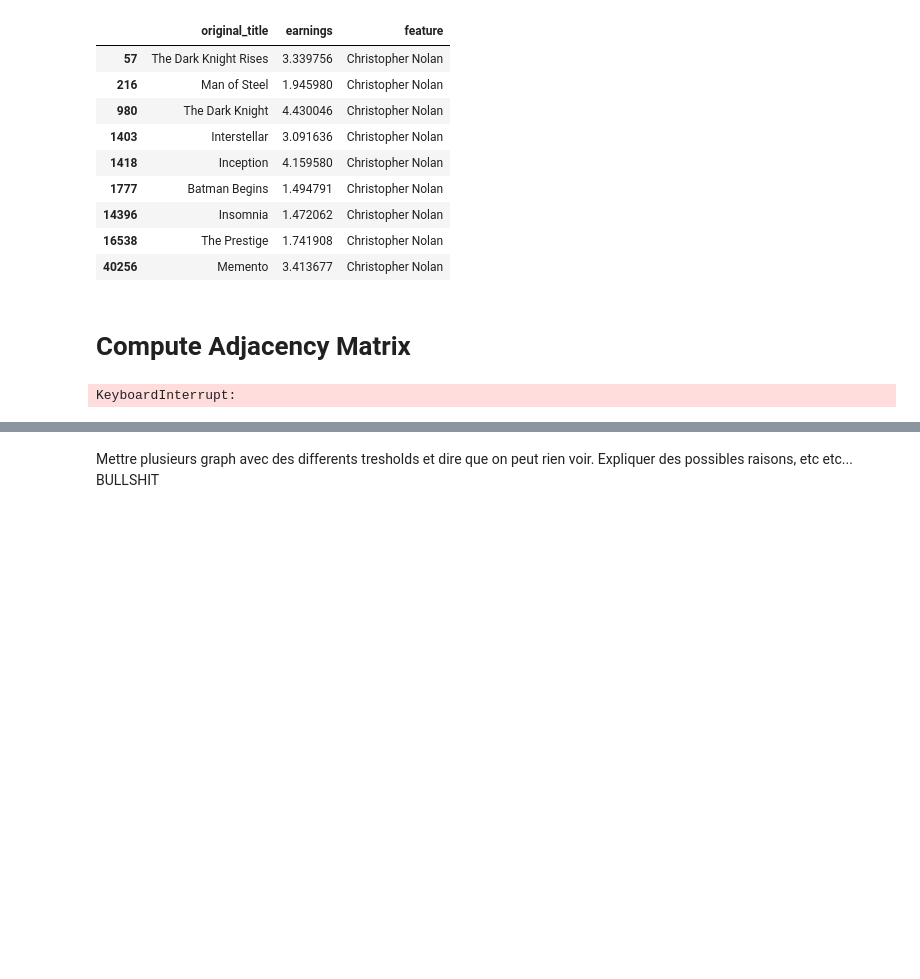
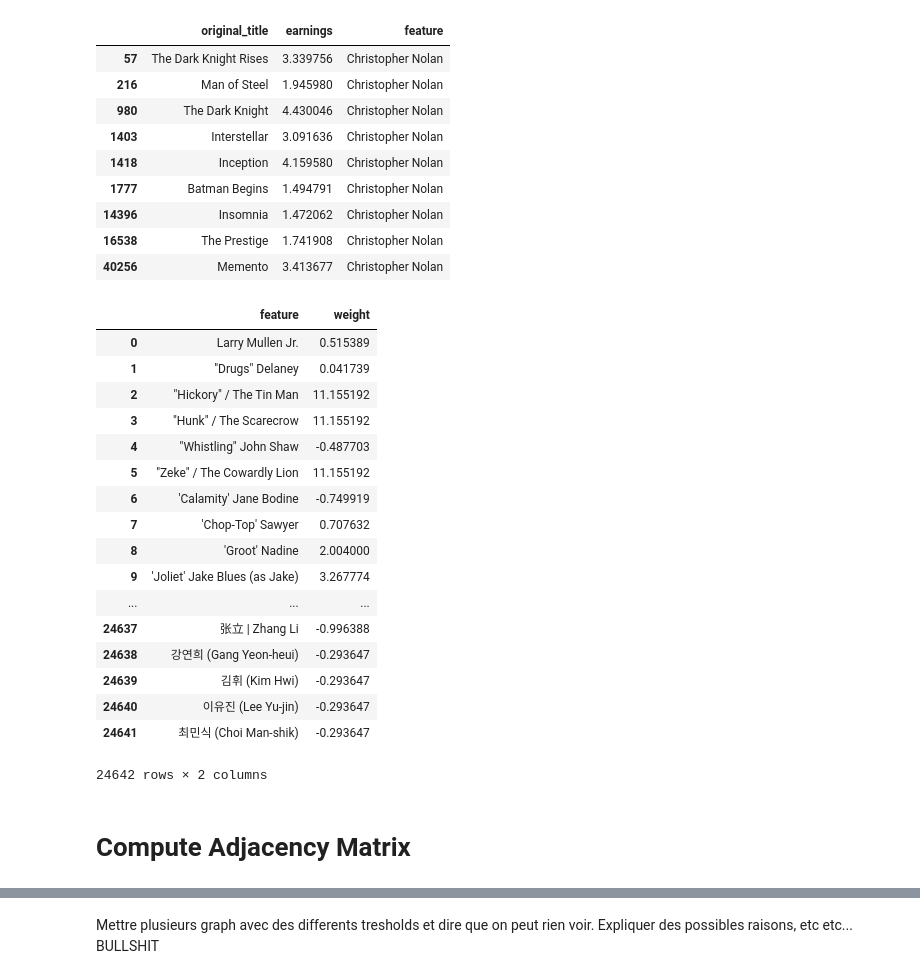
Before and after one commit to rocari96/NTDS-project, a Jupyter notebook: notebook.ipynb, the cells around one changed output, grey strips where cells are left out. Cells and saved outputs as stored; diff of their text form; code cells hidden in the pictures; blank space fills up the shorter version.

```diff
--- a/notebook.ipynb
+++ b/notebook.ipynb
@@ -176,6 +176,27 @@ def compute_features_weight(movies, data_type):
     return features
 # %%
 features = compute_features_weight(movies, 'full')
+# %%
+features
+# %% [output]
+|  | feature | weight |
+| 0 | Larry Mullen Jr. | 0.515389 |
+| 1 | "Drugs" Delaney | 0.041739 |
+| 2 | "Hickory" / The Tin Man | 11.155192 |
+| 3 | "Hunk" / The Scarecrow | 11.155192 |
+| 4 | "Whistling" John Shaw | -0.487703 |
+| 5 | "Zeke" / The Cowardly Lion | 11.155192 |
+| 6 | 'Calamity' Jane Bodine | -0.749919 |
+| 7 | 'Chop-Top' Sawyer | 0.707632 |
+| 8 | 'Groot' Nadine | 2.004000 |
+| 9 | 'Joliet' Jake Blues (as Jake) | 3.267774 |
+| ... | ... | ... |
+| 24637 | 张立 | Zhang Li | -0.996388 |
+| 24638 | 강연희 (Gang Yeon-heui) | -0.293647 |
+| 24639 | 김휘 (Kim Hwi) | -0.293647 |
+| 24640 | 이유진 (Lee Yu-jin) | -0.293647 |
+| 24641 | 최민식 (Choi Man-shik) | -0.293647 |
+24642 rows × 2 columns
 # %% [markdown]
 # Compute Adjacency Matrix
 # %%
@@ -209,8 +230,6 @@ def compute_adjacency(name, model):
 # %%
 n_nodes = len(movies)
 
-adjacency = compute_adjacency('adjacency', 'weight')
+adjacency = compute_adjacency('adjacency.npy', 'weight')
-# %% [output]
-KeyboardInterrupt:
 # %%
 print('Our graph contains {} movies.'.format(n_nodes))
```
Also changed, not shown: parts of 16 cells of this notebook, 5 other files.
